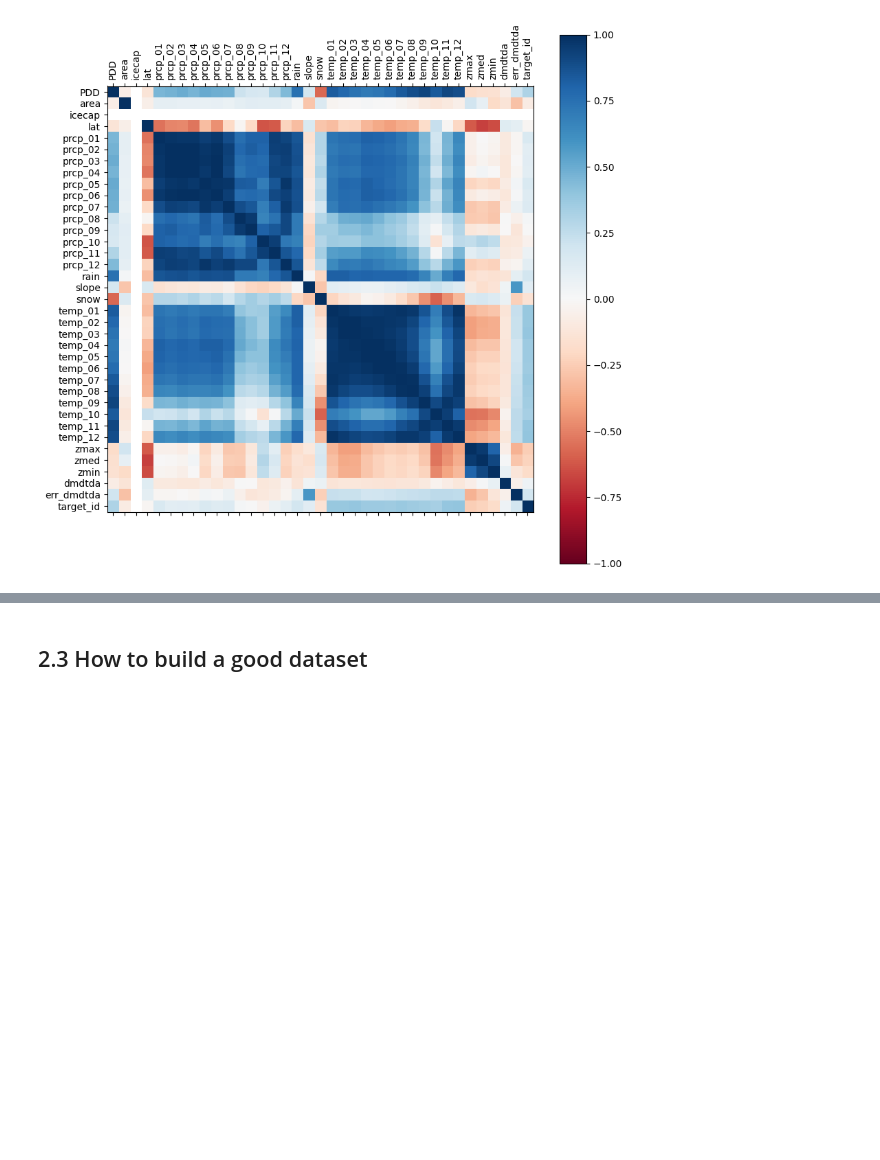
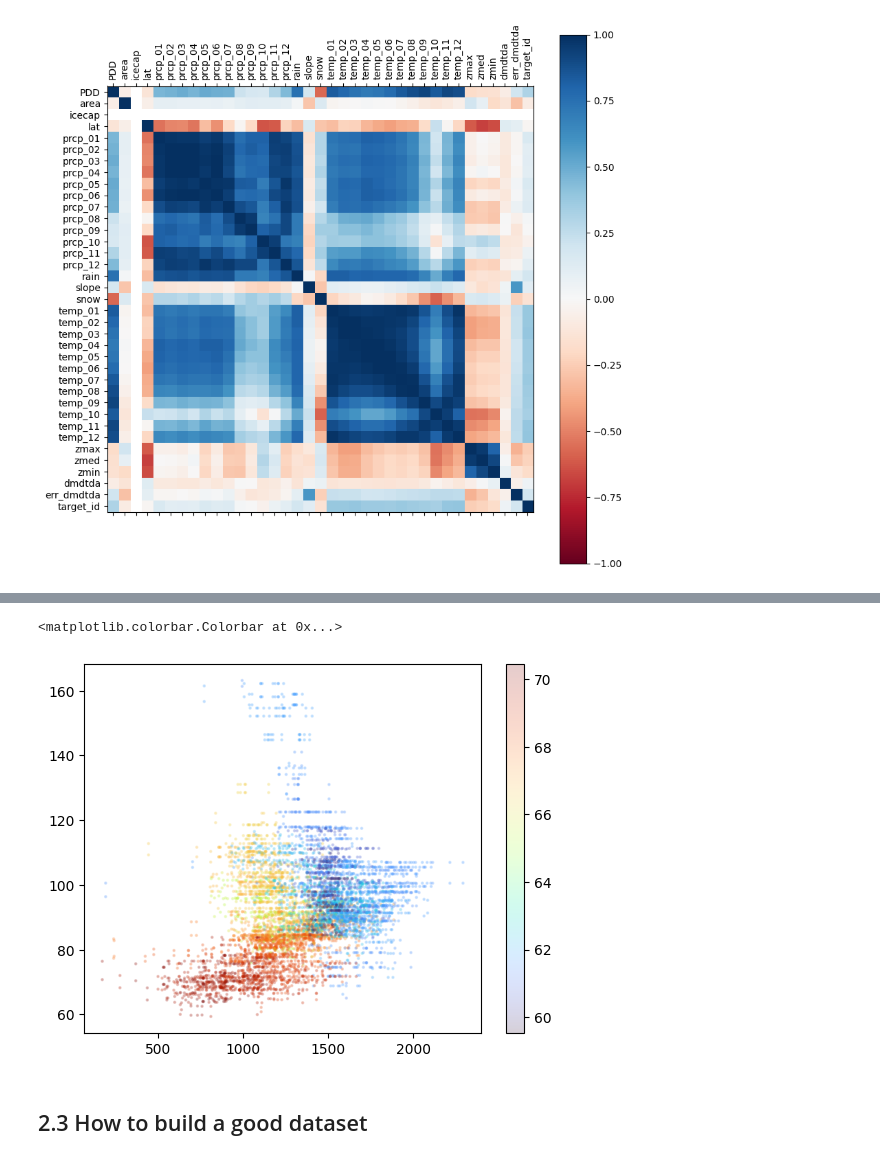
Before and after one commit to hahohe1892/Project_MB_Regression, a Jupyter notebook: 2_Data_exploration.ipynb, the cells around one changed output, grey strips where cells are left out. Drawn from its saved outputs; the diff is of its cells as text; code cells hidden in the pictures; blank space fills up the shorter version.

```diff
--- a/2_Data_exploration.ipynb
+++ b/2_Data_exploration.ipynb
@@ -145,3 +156,10 @@ plt.show()
+# %%
+fig, ax = plt.subplots()
+p = ax.scatter(df_all['zmed'], df_all['prcp_10'], c = df_all['lat'], alpha = .2, s = 2, cmap = 'turbo')
+plt.colorbar(p, ax = ax)
+# %% [output]
+<matplotlib.colorbar.Colorbar at 0x...>
+[figure, added]
 # %% [markdown]
 ## 2.3 How to build a good dataset
 # %% [markdown]
```
Also changed, not shown: parts of 1 cell of this notebook.
